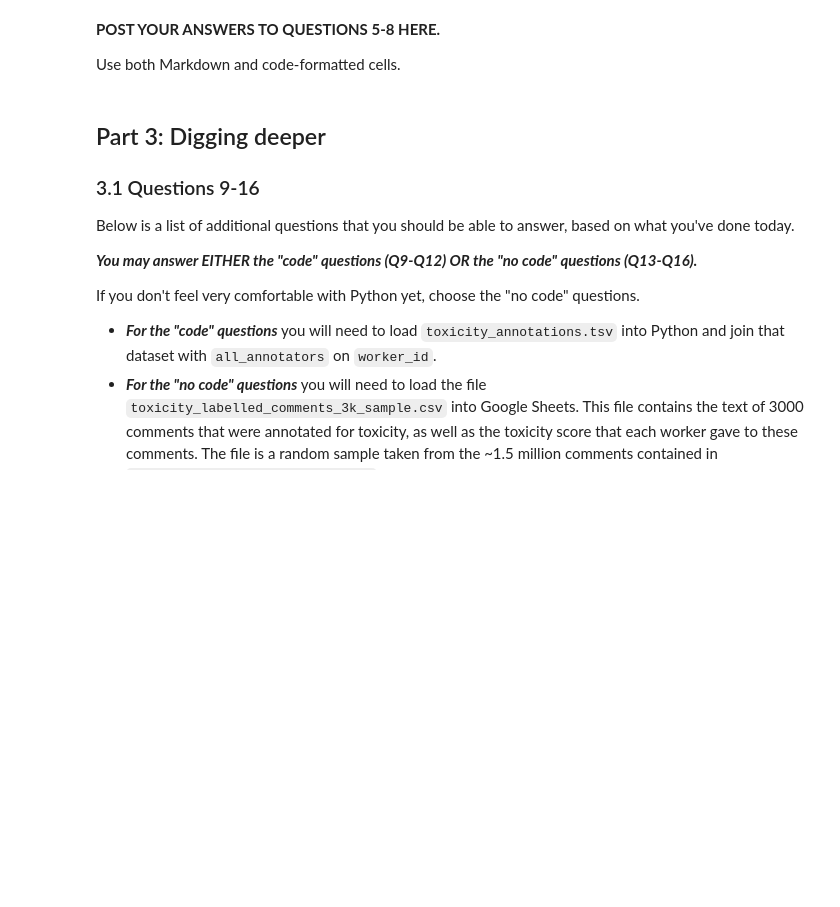
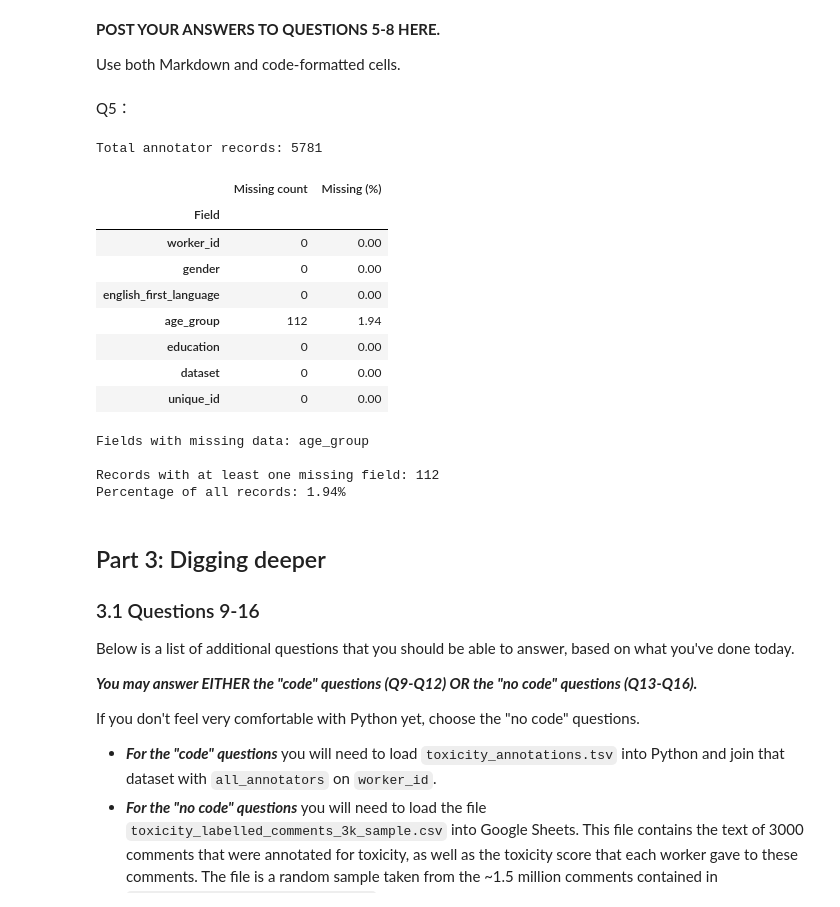
Before and after one commit to EvaChen05/hcde-410, a Jupyter notebook: A2/hcde410-a2.ipynb, the cells around one changed output. Saved outputs shown, nothing was run; the diff lists cells and outputs as text; code cells hidden in the pictures; blank space fills up the shorter version.

```diff
--- a/A2/hcde410-a2.ipynb
+++ b/A2/hcde410-a2.ipynb
@@ -445,6 +748,68 @@ Question 7 requires you to do some research of your own (hint: use Google). Ques
 Use both Markdown and code-formatted cells.
 # %%
 #[Here's a starter code cell for Q5-q8]
+# %% [markdown]
+Q5：
+# %%
+import pandas as pd
+
+# Step 1: Convert the original cleaned records into a DataFrame.
+# Use the original fields, before replacing missing values with labels.
+annotators_df = pd.DataFrame(all_annotators)
+
+# Step 2: Convert empty and whitespace-only strings into missing values.
+# Existing null values remain missing.
+# The valid education category "none" is preserved.
+checked_df = annotators_df.replace(r"^\s*$", pd.NA, regex=True)
+
+# Step 3: Check every cell for missing data.
+missing_mask = checked_df.isna()
+
+# Step 4: Count missing values in each column.
+q5_table = missing_mask.sum().to_frame(name="Missing count")
+q5_table.index.name = "Field"
+
+# Step 5: Calculate missing percentages using all records.
+total_records = len(annotators_df)
+q5_table["Missing (%)"] = (
+    q5_table["Missing count"] / total_records * 100
+).round(2)
+
+# Display results for every field, including those without missing data.
+print("Total annotator records:", total_records)
+display(q5_table)
+
+# Step 6: Identify fields that have missing values.
+fields_with_missing = q5_table.index[
+    q5_table["Missing count"] > 0
+].tolist()
+
+if fields_with_missing:
+    print("Fields with missing data:", ", ".join(fields_with_missing))
+else:
+    print("No missing data was found under the stated definition.")
+
+# Step 7: Count records with at least one missing field.
+rows_with_missing = int(missing_mask.any(axis=1).sum())
+rows_with_missing_pct = rows_with_missing / total_records * 100
+
+print(f"\nRecords with at least one missing field: {rows_with_missing:,}")
+print(f"Percentage of all records: {rows_with_missing_pct:.2f}%")
+# %% [output]
+Total annotator records: 5781
+|  | Missing count | Missing (%) |
+| Field |  |  |
+| worker_id | 0 | 0.00 |
+| gender | 0 | 0.00 |
+| english_first_language | 0 | 0.00 |
+| age_group | 112 | 1.94 |
+| education | 0 | 0.00 |
+| dataset | 0 | 0.00 |
+| unique_id | 0 | 0.00 |
+Fields with missing data: age_group
+
+Records with at least one missing field: 112
+Percentage of all records: 1.94%
 # %% [markdown]
 ## Part 3: Digging deeper
 
```
Also changed, not shown: parts of 17 cells of this notebook.
